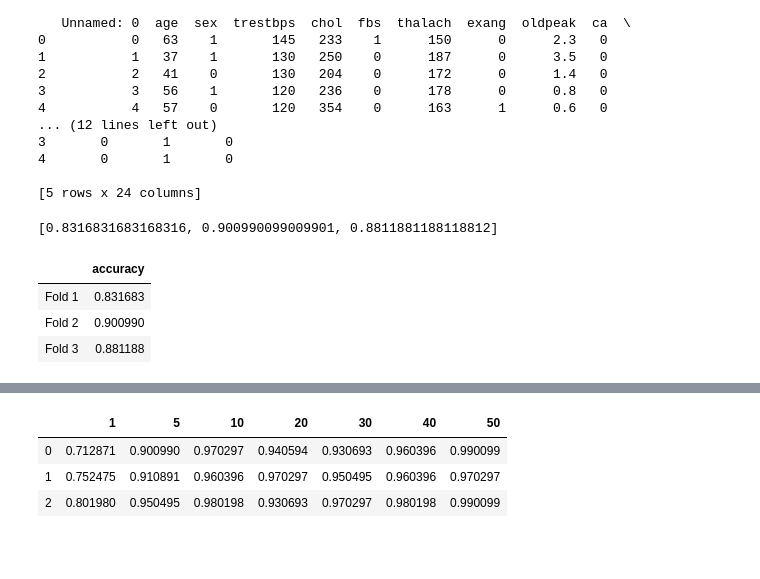
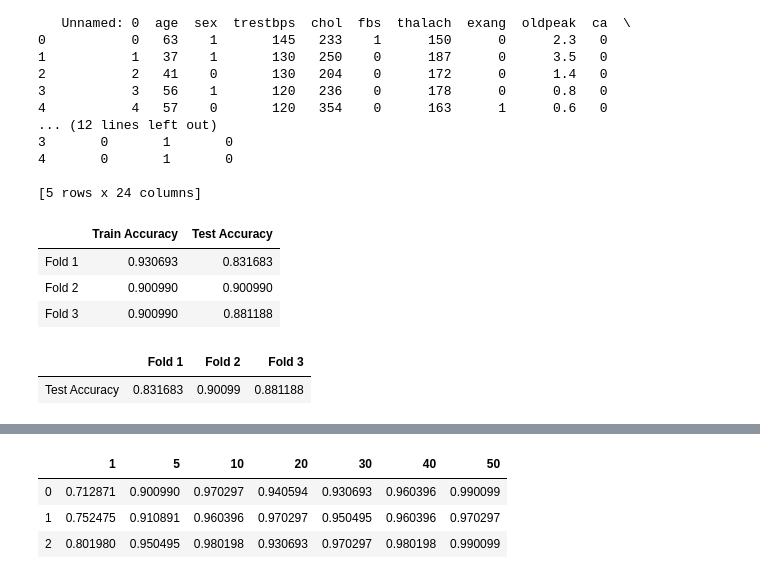
Before and after one commit to TreadKing/Data-Science, a Jupyter notebook: Project/Devang_Patel_Project_Part2.ipynb, the cells around one changed output, grey strips where cells are left out. Cells and saved outputs as stored; diff of their text form; code cells hidden in the pictures; blank space fills up the shorter version.

```diff
--- a/Project/Devang_Patel_Project_Part2.ipynb
+++ b/Project/Devang_Patel_Project_Part2.ipynb
@@ -49,19 +51,32 @@ Name: target, dtype: int64
 # %%
 gnb = GaussianNB()
 scores = []
+scores_train = []
 kf = KFold(n_splits = 3, shuffle=True, random_state=22)
-gnb_table = pd.DataFrame(columns = ['accuracy'], index = ['Fold 1', 'Fold 2', 'Fold 3'])
+gnb_table_both = pd.DataFrame(columns = ['Train Accuracy', 'Test Accuracy'], index = ['Fold 1', 'Fold 2', 'Fold 3'])
+gnb_table_test = pd.DataFrame(columns = ['Test Accuracy'], index = ['Fold 1', 'Fold 2', 'Fold 3'])
+gnb_table_train = pd.DataFrame(columns = ['Train Accuracy'], index = ['Fold 1', 'Fold 2', 'Fold 3'])
 for train, test in kf.split(X):
     gnb.fit(X.iloc[train], y.iloc[train])
     scores.append(gnb.score(X.iloc[test], y.iloc[test]))
+    scores_train.append(gnb.score(X.iloc[train], y.iloc[train]))
 
 
-print(scores)
-gnb_table['accuracy'] = scores
-gnb_table
+gnb_table_test['Test Accuracy'] = scores
+gnb_table_train['Train Accuracy'] = scores_train
+gnb_table_both['Test Accuracy'] = scores
+gnb_table_both['Train Accuracy'] = scores_train
+gnb_table_both
 # %% [output]
-[0.8316831683168316, 0.900990099009901, 0.8811881188118812]
-|  | accuracy |
-| Fold 1 | 0.831683 |
-| Fold 2 | 0.900990 |
-| Fold 3 | 0.881188 |
+|  | Train Accuracy | Test Accuracy |
+| Fold 1 | 0.930693 | 0.831683 |
+| Fold 2 | 0.900990 | 0.900990 |
+| Fold 3 | 0.900990 | 0.881188 |
+# %%
+# gnb_table_1 = gnb_table['Test Accuracy'].transpose()
+# gnb_table_1
+gnb_table_test = gnb_table_test.transpose()
+gnb_table_test
+# %% [output]
+|  | Fold 1 | Fold 2 | Fold 3 |
+| Test Accuracy | 0.831683 | 0.90099 | 0.881188 |
```
Also changed, not shown: parts of 18 cells of this notebook.
